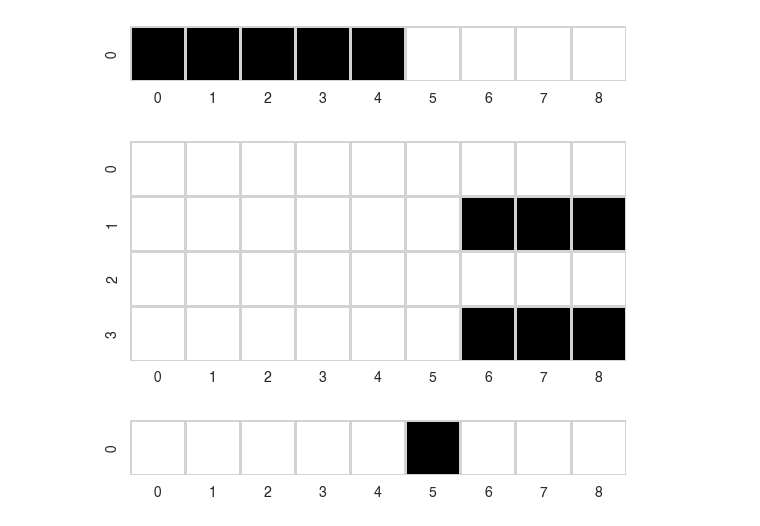
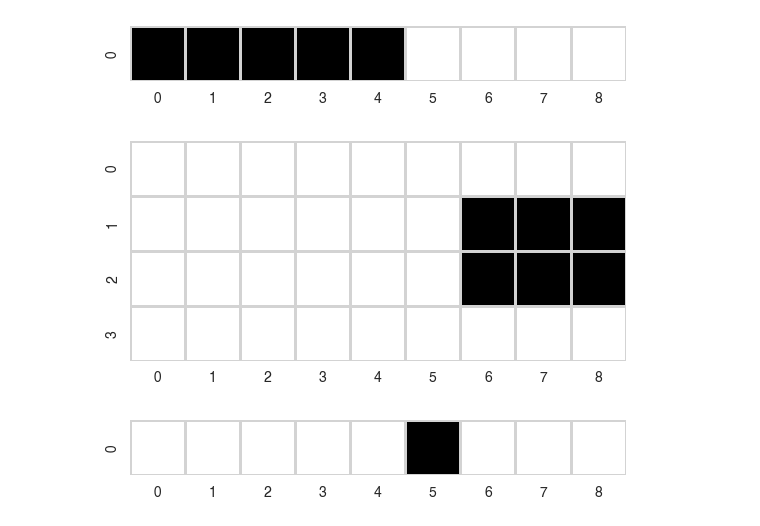
Before and after one commit to ryansmcgee/ecoevocrm, a Jupyter notebook: src/ecoevocrm/demos/hgt_testing/2023-12-19_dev_hgt.ipynb, the cells around one changed output. Drawn from its saved outputs; the diff is of its cells as text; code cells hidden in the pictures.

```diff
--- a/src/ecoevocrm/demos/hgt_testing/2023-12-19_dev_hgt.ipynb
+++ b/src/ecoevocrm/demos/hgt_testing/2023-12-19_dev_hgt.ipynb
@@ -37,12 +36,12 @@ viz.matrix_plot(consumption_rates, vmin=0, cbar=False, linecolor='lightgray', li
 [figure]
 # %%
 m = 1e-9
-mutation_probs = np.array([[0, 0, 0, 0, 0, 0, 0, 0, 0],   # pf|A
+mutation_rates = np.array([[0, 0, 0, 0, 0, 0, 0, 0, 0],   # pf|A
                            [0, 0, 0, 0, 0, 0, m, m, m],   # pc|A
-                           [0, 0, 0, 0, 0, 0, 0, 0, 0],   # pf|B
-                           [0, 0, 0, 0, 0, 0, m, m, m]])  # pc|B
-viz.matrix_plot(mutation_probs, vmin=0, cbar=False, linecolor='lightgray', linewidths=1)
+                           [0, 0, 0, 0, 0, 0, m, m, m],   # pc|B
+                           [0, 0, 0, 0, 0, 0, 0, 0, 0]])  # pf|B
+viz.matrix_plot(mutation_rates, vmin=0, cbar=False, linecolor='lightgray', linewidths=1)
 # %% [output]
-[figure, old version]
+[figure, new version]
 # %%
 l = 1e-9
```
Also changed, not shown: parts of 36 cells of this notebook, 3 other files.
